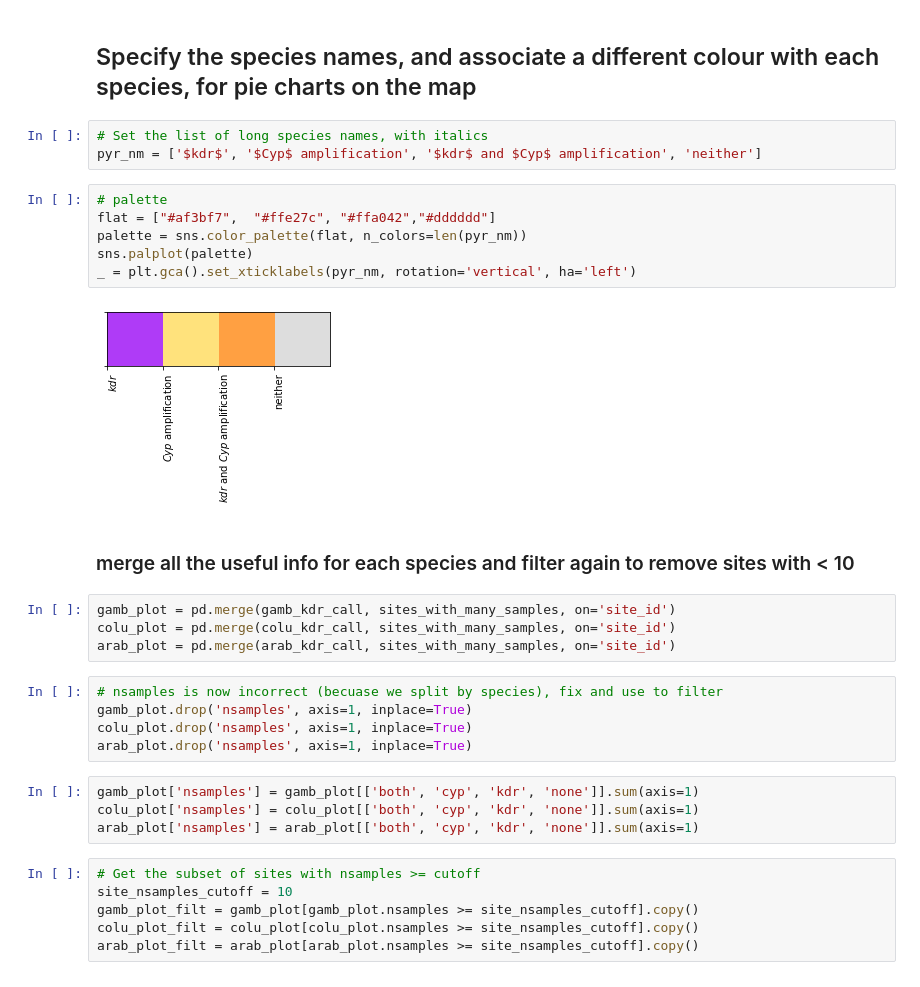
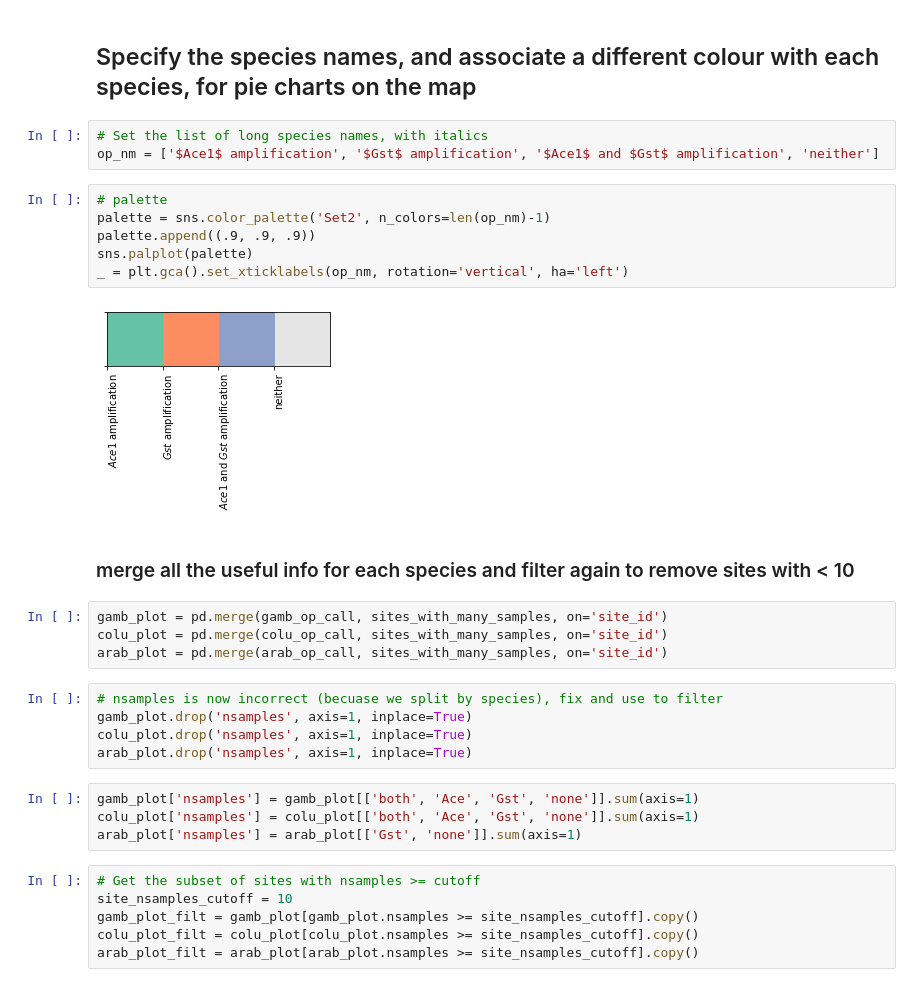
Before and after one commit to malariagen/ag1000g-phase3-data-paper, a Jupyter notebook: notebooks/GEM_pyr_op_maps_v3.ipynb, the cells around one changed output. Drawn from its saved outputs; the diff is of its cells as text.

Commit message:
op plots per species

```diff
--- a/notebooks/GEM_pyr_op_maps_v3.ipynb
+++ b/notebooks/GEM_pyr_op_maps_v3.ipynb
@@ -637,30 +634,30 @@ sites_with_many_samples
 ## Specify the species names, and associate a different colour with each species, for pie charts on the map
 # %%
 # Set the list of long species names, with italics
-pyr_nm = ['$kdr$', '$Cyp$ amplification', '$kdr$ and $Cyp$ amplification', 'neither']
+op_nm = ['$Ace1$ amplification', '$Gst$ amplification', '$Ace1$ and $Gst$ amplification', 'neither']
 # %%
 # palette
-flat = ["#af3bf7",  "#ffe27c", "#ffa042","#dddddd"]
-palette = sns.color_palette(flat, n_colors=len(pyr_nm))
+palette = sns.color_palette('Set2', n_colors=len(op_nm)-1)
+palette.append((.9, .9, .9))
 sns.palplot(palette)
-_ = plt.gca().set_xticklabels(pyr_nm, rotation='vertical', ha='left')
+_ = plt.gca().set_xticklabels(op_nm, rotation='vertical', ha='left')
 # %% [output]
-[figure, old version]
+[figure, new version]
 # %% [markdown]
 ### merge all the useful info for each species and filter again to remove sites with < 10
 # %%
-gamb_plot = pd.merge(gamb_kdr_call, sites_with_many_samples, on='site_id')
-colu_plot = pd.merge(colu_kdr_call, sites_with_many_samples, on='site_id')
-arab_plot = pd.merge(arab_kdr_call, sites_with_many_samples, on='site_id')
+gamb_plot = pd.merge(gamb_op_call, sites_with_many_samples, on='site_id')
+colu_plot = pd.merge(colu_op_call, sites_with_many_samples, on='site_id')
+arab_plot = pd.merge(arab_op_call, sites_with_many_samples, on='site_id')
 # %%
 # nsamples is now incorrect (becuase we split by species), fix and use to filter
 gamb_plot.drop('nsamples', axis=1, inplace=True)
 colu_plot.drop('nsamples', axis=1, inplace=True)
 arab_plot.drop('nsamples', axis=1, inplace=True)
 # %%
-gamb_plot['nsamples'] = gamb_plot[['both', 'cyp', 'kdr', 'none']].sum(axis=1)
-colu_plot['nsamples'] = colu_plot[['both', 'cyp', 'kdr', 'none']].sum(axis=1)
-arab_plot['nsamples'] = arab_plot[['both', 'cyp', 'kdr', 'none']].sum(axis=1)
+gamb_plot['nsamples'] = gamb_plot[['both', 'Ace', 'Gst', 'none']].sum(axis=1)
+colu_plot['nsamples'] = colu_plot[['both', 'Ace', 'Gst', 'none']].sum(axis=1)
+arab_plot['nsamples'] = arab_plot[['Gst', 'none']].sum(axis=1)
 # %%
 # Get the subset of sites with nsamples >= cutoff
 site_nsamples_cutoff = 10
```
Also changed, not shown: parts of 12 cells of this notebook, 8 other files.
